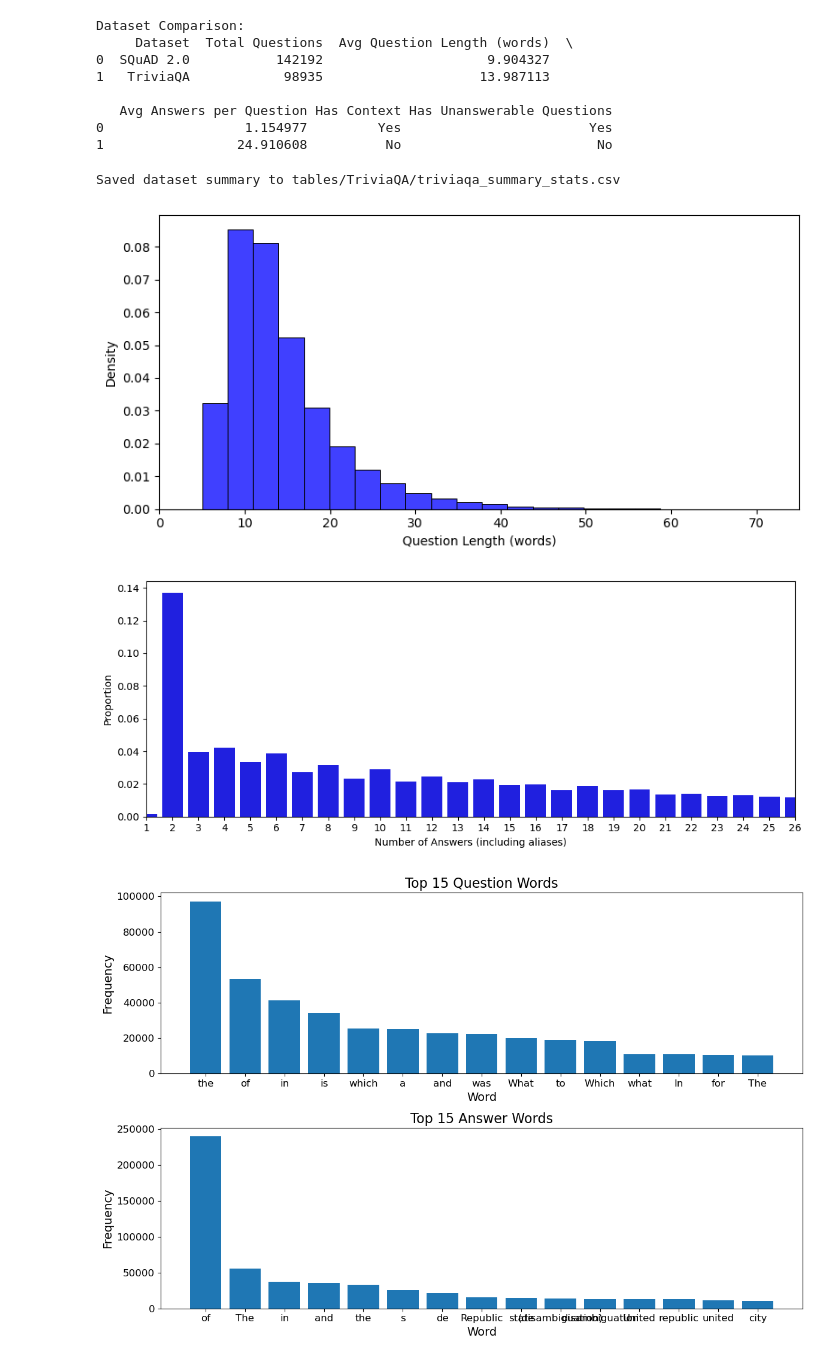
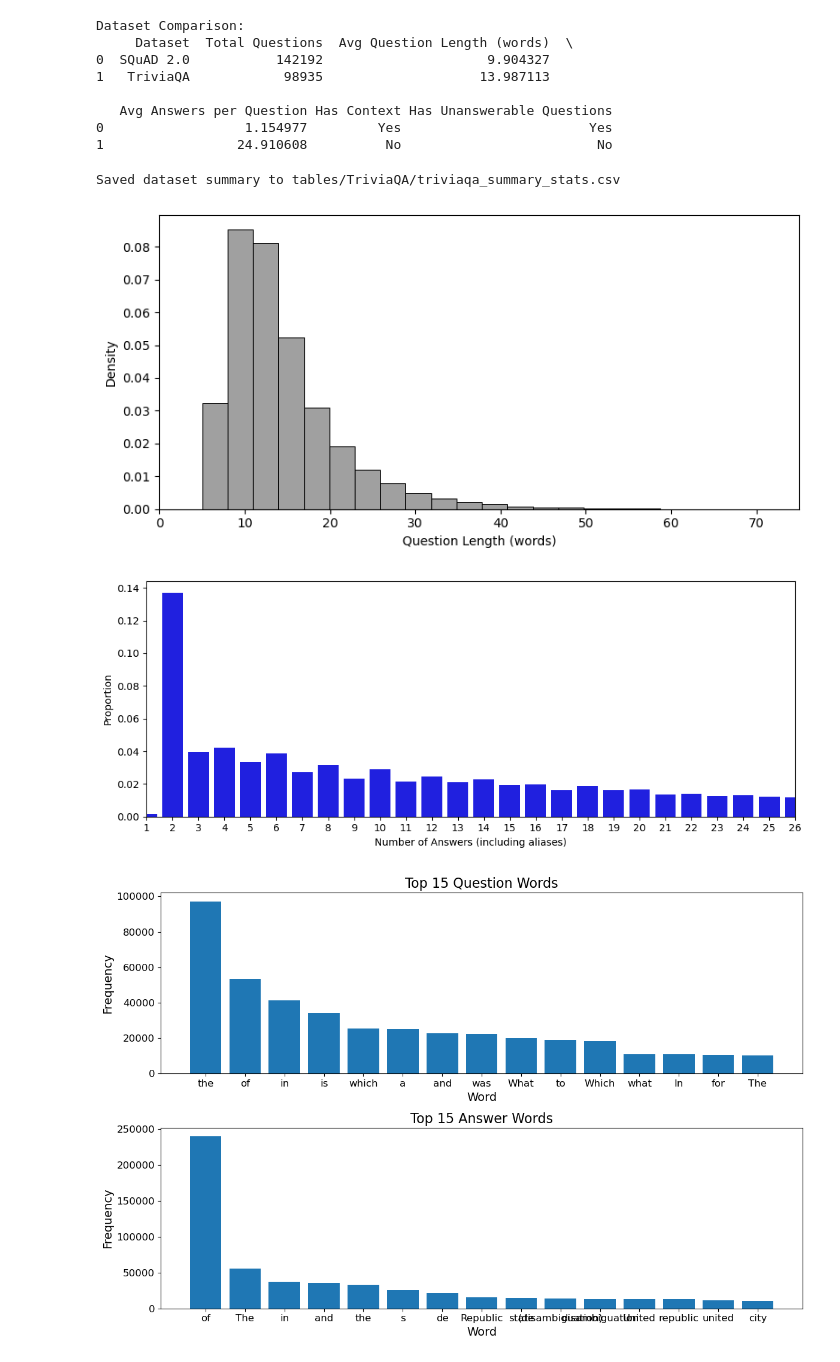
Before and after one commit to christian-hobelsberger/LLMUncertainty, a Jupyter notebook: dataset_analysis.ipynb, the cells around one changed output. Cells and saved outputs as stored; diff of their text form; code cells hidden in the pictures.

```diff
--- a/dataset_analysis.ipynb
+++ b/dataset_analysis.ipynb
@@ -410,7 +410,7 @@ print("Saved dataset summary to tables/TriviaQA/triviaqa_summary_stats.csv")
 
 # Visualization 2: Question Length Distribution (Merged)
 plt.figure(figsize=(8, 4))
-sns.histplot(trivia_df['question'].apply(lambda x: len(x.split())), kde=False, bins=60, color='blue', stat="density")
+sns.histplot(trivia_df['question'].apply(lambda x: len(x.split())), kde=False, bins=60, color='grey', stat="density")
 plt.xlabel("Question Length (words)")
 plt.ylabel("Density")
 plt.xlim(0, 75)
@@ -456,34 +456,34 @@ ax2.set_xlabel("Word", fontsize=14)
 ax2.set_ylabel("Frequency", fontsize=14)
 ax2.tick_params(axis='both', which='major', labelsize=12)
 plt.tight_layout()
 plt.savefig("figures/TriviaQA/word_frequency.png")
 plt.show()
 
 # Generate and save word clouds
 def generate_wordcloud_and_save_trivia(word_freq, filename):
     wordcloud = WordCloud(width=800, height=400, background_color='white').generate_from_frequencies(word_freq)
     plt.figure(figsize=(10, 5))
     plt.imshow(wordcloud, interpolation='bilinear')
     plt.axis('off')
     plt.savefig(f"figures/TriviaQA/{filename}")
     plt.close()
     plt.show()
 
 generate_wordcloud_and_save_trivia(question_word_freq_trivia, "question_wordcloud.png")
 generate_wordcloud_and_save_trivia(answer_word_freq_trivia, "answer_wordcloud.png")
 
 # Create example instance table (Merged)
 example_trivia = trivia_df.iloc[0]
 example_table_trivia = pd.DataFrame({
     "Question": [example_trivia['question']],
     "Answers": [', '.join(example_trivia['answers'])]
 })
 example_table_trivia.to_csv("tables/TriviaQA/triviaqa_example_instance.csv", index=False)
 print("\nExample Instance:")
 print(example_table_trivia)
 # %% [output]
 Saved dataset summary to tables/TriviaQA/triviaqa_summary_stats.csv
-[figure, old version]
+[figure, new version]
 [figure]
 [figure]
 Example Instance:
```
Also changed, not shown: parts of 14 cells of this notebook, 9 other files.
